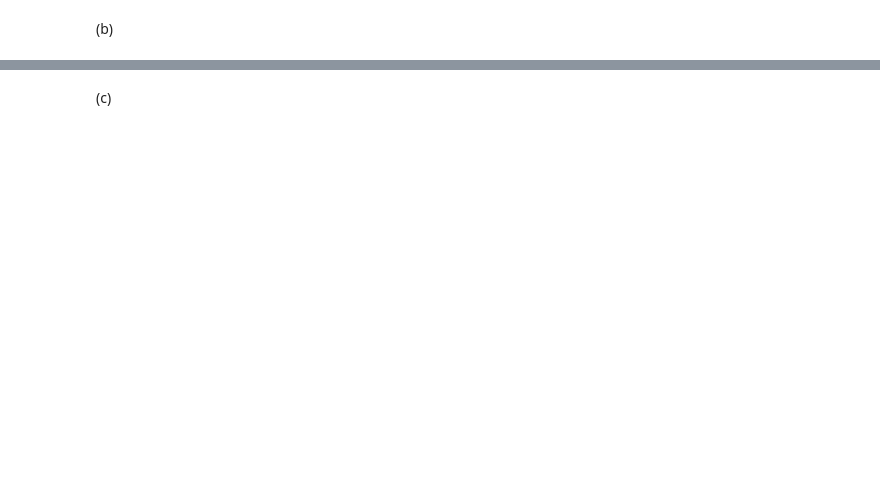
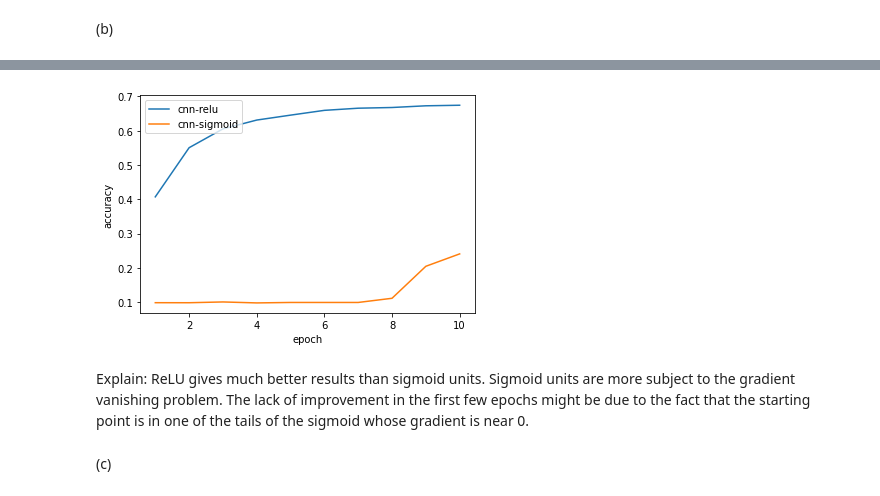
Before and after one commit to jialush/STAT6189_DeepLearning, a Jupyter notebook: HW2_Wang_Jialu.ipynb, the cells around one changed output, grey strips where cells are left out. Cells and saved outputs as stored; diff of their text form; code cells hidden in the pictures; blank space fills up the shorter version.

```diff
--- a/HW2_Wang_Jialu.ipynb
+++ b/HW2_Wang_Jialu.ipynb
@@ -435,3 +496,19 @@ Explain:
+# %%
+import matplotlib.pyplot as plt
+epoch=range(1,(len(history_model.history['accuracy'])+1))
+plt.plot(epoch,history_model.history['accuracy'])
+plt.plot(epoch,history_model_sig.history['accuracy'])
+plt.ylabel('accuracy')
+plt.xlabel('epoch')
+plt.legend(['cnn-relu', 'cnn-sigmoid'], loc='upper left')
+plt.show()
+# %% [output]
+[figure, added]
+# %% [markdown]
+Explain:
+ReLU gives much better results than sigmoid units. Sigmoid units are more subject to the gradient vanishing
+problem. The lack of improvement in the first few epochs might be due to the fact that the starting point is in one
+of the tails of the sigmoid whose gradient is near 0.
 # %% [markdown]
 (c)
 # %%
```
Also changed, not shown: parts of 18 cells of this notebook.
